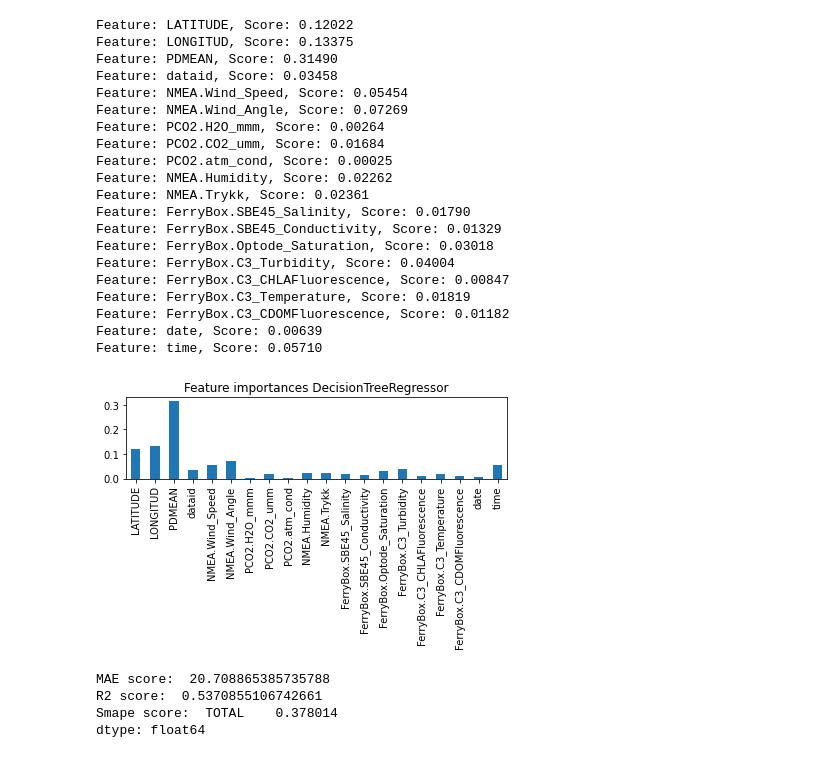
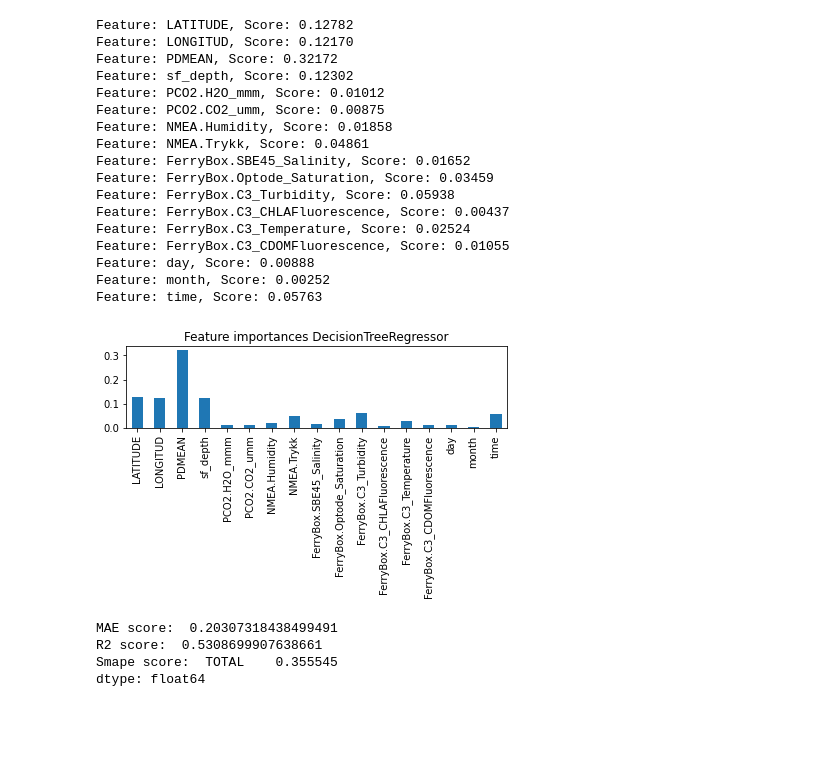
Before and after one commit to maritnl/master, a Jupyter notebook: feature_importance.ipynb, the cells around one changed output. Drawn from its saved outputs; the diff is of its cells as text; code cells hidden in the pictures; blank space fills up the shorter version.

```diff
--- a/feature_importance.ipynb
+++ b/feature_importance.ipynb
@@ -52,12 +47,3 @@ day                             float64
 month                           float64
 time                            float64
 dtype: object
-# %%
-df = df.astype(float)
-print(df.dtypes)
-names = df.columns
-# Create the Scaler object
-scaler = preprocessing.Normalizer()
-# Fit your data on the scaler object
-scaled_df = scaler.fit_transform(df.T).T
-df = pd.DataFrame(scaled_df, columns=names)
@@ -82,2 +49,0 @@ dtype: object
-# %%
-df = df.drop(columns=['NMEA.Wave_Height', 'NMEA.Wind_Speed', 'NMEA.Wind_Angle'])
@@ -87,7 +50,17 @@ X = df.iloc[:, df.columns != 'TOTAL']
 # %%
-X_train, X_test, y_train, y_test = train_test_split(X, y, random_state=42)
+def split_data(df):
+    y = df.iloc[:, df.columns == 'TOTAL']
+    X = df.iloc[:, df.columns != 'TOTAL']
 
-X_train, X_val, y_train, y_val = train_test_split(X_train, y_train,
-    test_size=0.25, random_state=42)
+    X_train, X_test, y_train, y_test = train_test_split(X, y, test_size=0.2,random_state=123)
+
+    X_test, X_val, y_test, y_val = train_test_split(X_test, y_test,
+        test_size=0.5, random_state=123)
+
+
+    return X_train, X_val, y_train, y_val
+
+def smape(A, F):
+    return 1/len(A) * np.sum(2 * np.abs(F - A) / (np.abs(A) + np.abs(F)))
 # %%
-X_train
+X_train, X_val, y_train, y_val = split_data(df)
@@ -108,54 +67,51 @@ X_train
 # %%
 # define the model
 model = DecisionTreeRegressor()
 # fit the model
 model.fit(X_train, y_train)
 # get importance
 importance = model.feature_importances_
 # summarize feature importance
 for i,v in enumerate(importance):
-	print(f'Feature: %s, Score: %.5f' % (X.columns[i],v))
+	print(f'Feature: %s, Score: %.5f' % (X_train.columns[i],v))
 # plot feature importance
 #pyplot.bar([x for x in range(len(importance))], importance)
-importances = pd.Series(importance, index=X.columns)
+importances = pd.Series(importance, index=X_train.columns)
 
 fig, ax = plt.subplots()
 importances.plot.bar([x for x in range(len(importance))], importance)
 ax.set_title("Feature importances DecisionTreeRegressor")
 fig.tight_layout()
 plt.show()
 # %% [output]
-Feature: LATITUDE, Score: 0.12022
-Feature: LONGITUD, Score: 0.13375
-Feature: PDMEAN, Score: 0.31490
-Feature: dataid, Score: 0.03458
-Feature: NMEA.Wind_Speed, Score: 0.05454
-Feature: NMEA.Wind_Angle, Score: 0.07269
-Feature: PCO2.H2O_mmm, Score: 0.00264
-Feature: PCO2.CO2_umm, Score: 0.01684
-Feature: PCO2.atm_cond, Score: 0.00025
-Feature: NMEA.Humidity, Score: 0.02262
-Feature: NMEA.Trykk, Score: 0.02361
-Feature: FerryBox.SBE45_Salinity, Score: 0.01790
-Feature: FerryBox.SBE45_Conductivity, Score: 0.01329
-Feature: FerryBox.Optode_Saturation, Score: 0.03018
-Feature: FerryBox.C3_Turbidity, Score: 0.04004
-Feature: FerryBox.C3_CHLAFluorescence, Score: 0.00847
-Feature: FerryBox.C3_Temperature, Score: 0.01819
-Feature: FerryBox.C3_CDOMFluorescence, Score: 0.01182
-Feature: date, Score: 0.00639
-Feature: time, Score: 0.05710
+Feature: LATITUDE, Score: 0.12782
+Feature: LONGITUD, Score: 0.12170
+Feature: PDMEAN, Score: 0.32172
+Feature: sf_depth, Score: 0.12302
+Feature: PCO2.H2O_mmm, Score: 0.01012
+Feature: PCO2.CO2_umm, Score: 0.00875
+Feature: NMEA.Humidity, Score: 0.01858
+Feature: NMEA.Trykk, Score: 0.04861
+Feature: FerryBox.SBE45_Salinity, Score: 0.01652
+Feature: FerryBox.Optode_Saturation, Score: 0.03459
+Feature: FerryBox.C3_Turbidity, Score: 0.05938
+Feature: FerryBox.C3_CHLAFluorescence, Score: 0.00437
+Feature: FerryBox.C3_Temperature, Score: 0.02524
+Feature: FerryBox.C3_CDOMFluorescence, Score: 0.01055
+Feature: day, Score: 0.00888
+Feature: month, Score: 0.00252
+Feature: time, Score: 0.05763
-[figure, old version]
+[figure, new version]
 # %%
 y_pred = model.predict(X_val)
 # %%
 print('MAE score: ', mean_absolute_error(y_val, y_pred))
 print('R2 score: ', r2_score(y_val, y_pred))
-print('Smape score: ', smape(y_val, y_pred.reshape(41194,1)))
+print('Smape score: ', smape(y_val, y_pred.reshape(28458,1)))
 # %% [output]
-MAE score:  20.708865385735788
-R2 score:  0.5370855106742661
-Smape score:  TOTAL    0.378014
+MAE score:  0.20307318438499491
+R2 score:  0.5308699907638661
+Smape score:  TOTAL    0.355545
 dtype: float64
 # %%
 forest = RandomForestRegressor(random_state=0)
```
Also changed, not shown: parts of 16 cells of this notebook, 6 other files.
